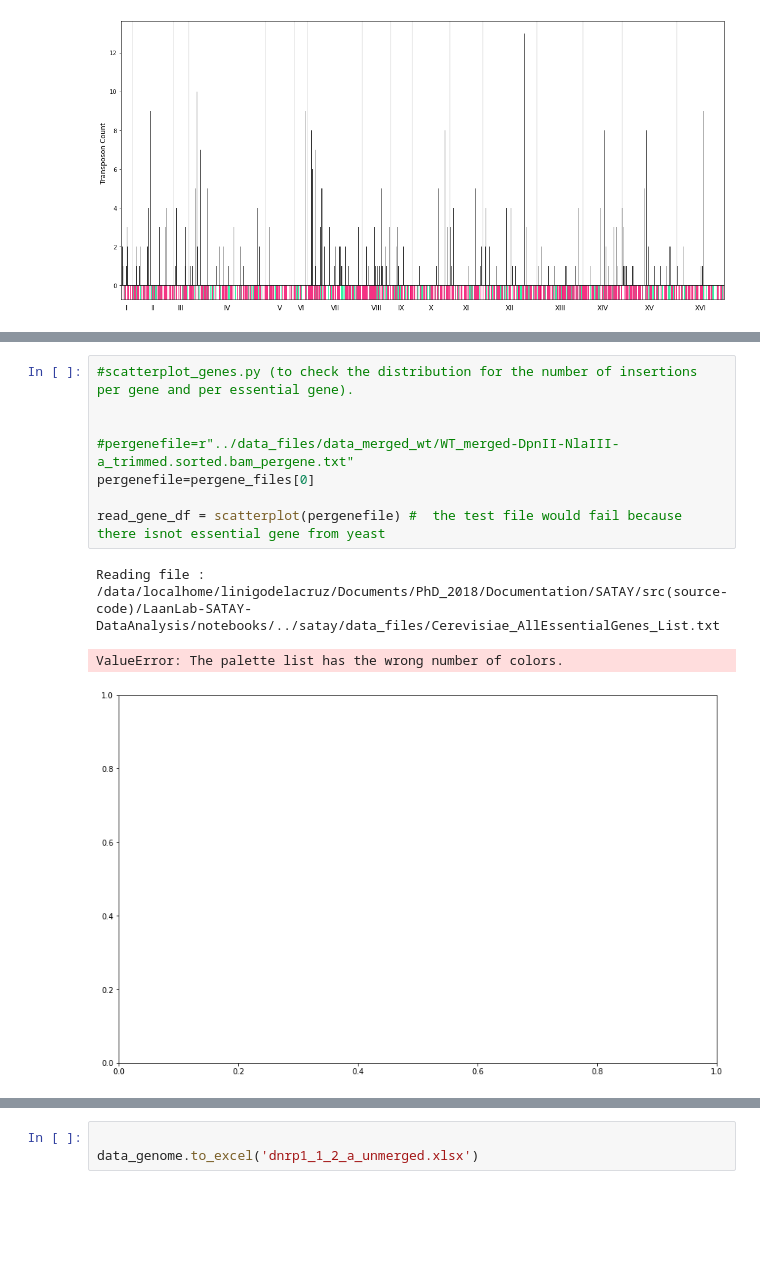
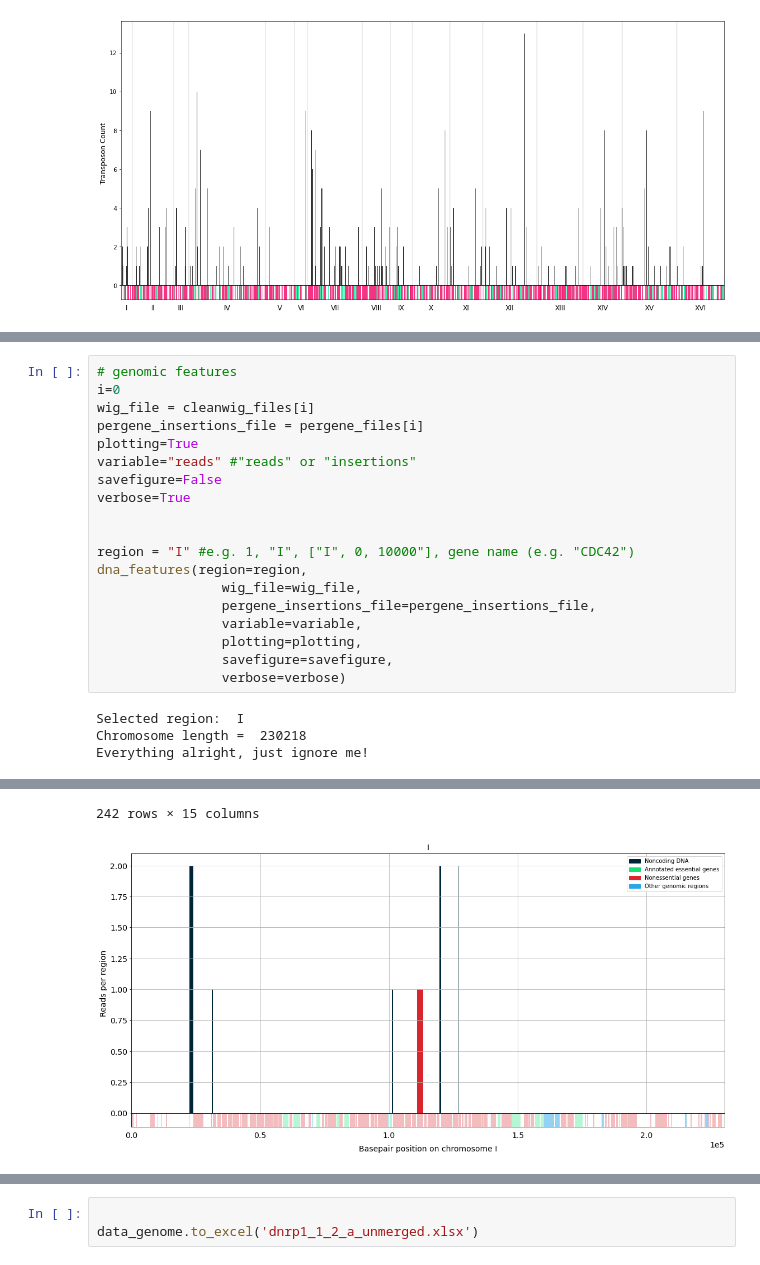
Before and after one commit to SATAY-LL/Transposonmapper, a Jupyter notebook: notebooks/pipeline_workflow.ipynb, the cells around one changed output, grey strips where cells are left out. Saved outputs shown, nothing was run; the diff lists cells and outputs as text; blank space fills up the shorter version.

Commit message:
update notebook with dna_features script

```diff
--- a/notebooks/pipeline_workflow.ipynb
+++ b/notebooks/pipeline_workflow.ipynb
@@ -132,12 +114,23 @@ bar width for plotting is  287
-# %%
-#scatterplot_genes.py (to check the distribution for the number of insertions per gene and per essential gene).
-
-
-#pergenefile=r"../data_files/data_merged_wt/WT_merged-DpnII-NlaIII-a_trimmed.sorted.bam_pergene.txt"
-pergenefile=pergene_files[0]
-
-read_gene_df = scatterplot(pergenefile) #  the test file would fail because there isnot essential gene from yeast
-# %% [output]
-Reading file : /data/localhome/linigodelacruz/Documents/PhD_2018/Documentation/SATAY/src(source-code)/LaanLab-SATAY-DataAnalysis/notebooks/../satay/data_files/Cerevisiae_AllEssentialGenes_List.txt
-ValueError: The palette list has the wrong number of colors.
-[figure, removed]
+# %%
+# genomic features
+i=0
+wig_file = cleanwig_files[i]
+pergene_insertions_file = pergene_files[i]
+plotting=True
+variable="reads" #"reads" or "insertions"
+savefigure=False
+verbose=True
+
+
+region = "I" #e.g. 1, "I", ["I", 0, 10000"], gene name (e.g. "CDC42")
+dna_features(region=region,
+                wig_file=wig_file,
+                pergene_insertions_file=pergene_insertions_file,
+                variable=variable,
+                plotting=plotting,
+                savefigure=savefigure,
+                verbose=verbose)
+# %% [output]
+Selected region:  I
+Chromosome length =  230218
+Everything alright, just ignore me!
@@ -144,3 +149,5 @@ ValueError: The palette list has the wrong number of colors.
+242 rows × 15 columns
+[figure, added]
 # %%
 # genomic features
 i=0
```
Also changed, not shown: parts of 4 cells of this notebook.
